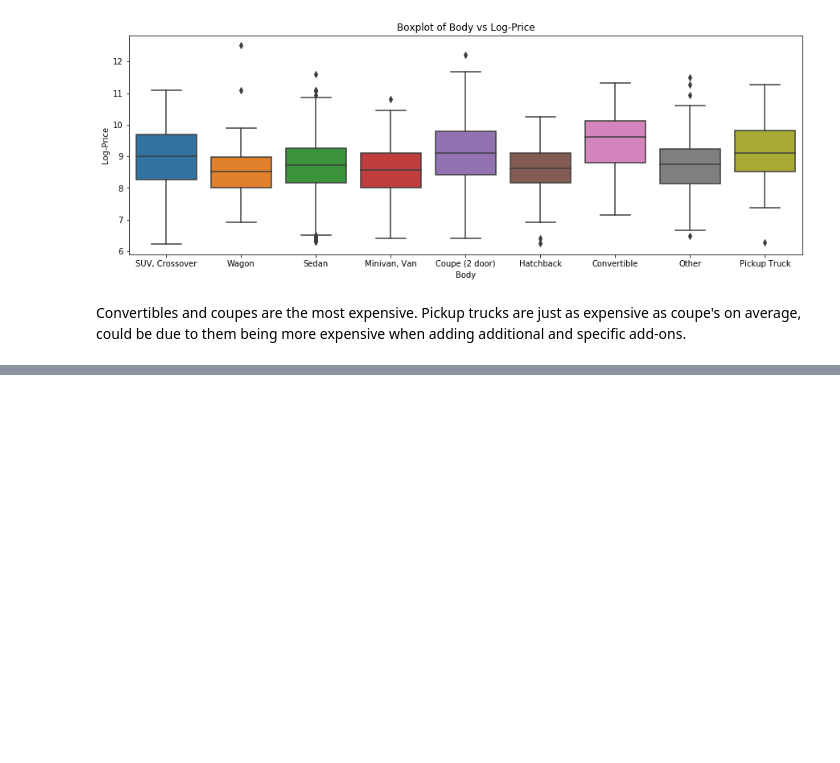
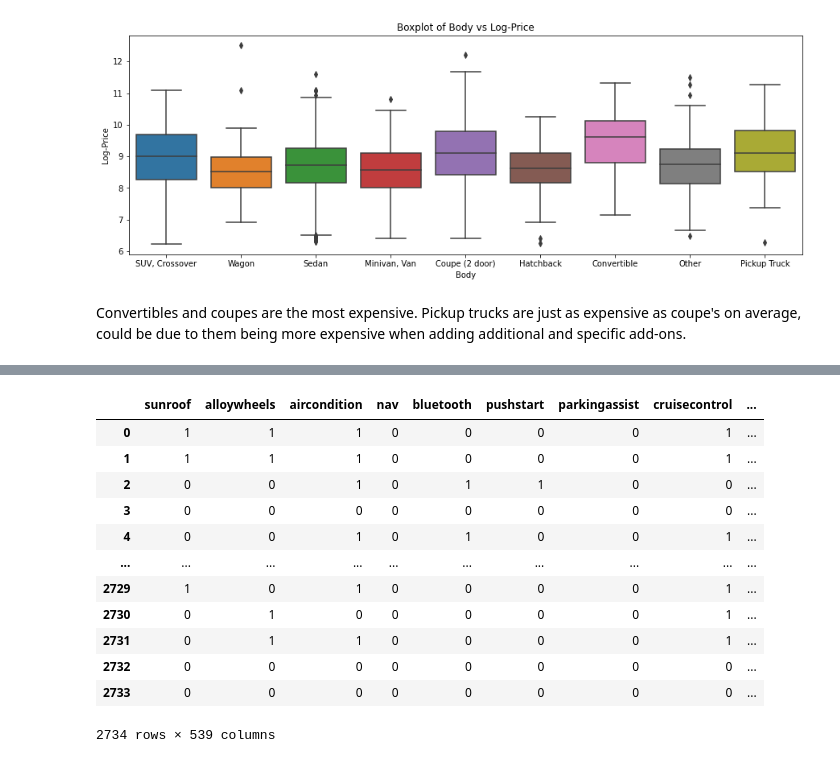
Before and after one commit to vatdaell/used-car-analysis, a Jupyter notebook: Analysis of Car Prices.ipynb, the cells around one changed output, grey strips where cells are left out. Cells and saved outputs as stored; diff of their text form; code cells hidden in the pictures; blank space fills up the shorter version.

```diff
--- a/Analysis of Car Prices.ipynb
+++ b/Analysis of Car Prices.ipynb
@@ -157,0 +307,4 @@ Convertibles and coupes are the most expensive. Pickup trucks are just as expens
+# %%
+df['log_price'] = np.log(df.price)
+# %%
+df = df.drop(columns=['description','classifications','title'])
@@ -157,0 +331,9 @@ Convertibles and coupes are the most expensive. Pickup trucks are just as expens
+# %%
+# Create dummies for categorical variables
+make_dummies = pd.get_dummies(df.make,prefix="make", drop_first=True)
+model_dummies = pd.get_dummies(df.model,prefix="model", drop_first=True)
+colour_dummies = pd.get_dummies(df.colour,prefix="colour", drop_first=True)
+body_dummies = pd.get_dummies(df.body,prefix="body", drop_first=True)
+transmission_dummies = pd.get_dummies(df.transmission,prefix="transmission", drop_first=True)
+fuel_dummies = pd.get_dummies(df.fuel,prefix="fuel", drop_first=True)
+df = pd.concat([df,make_dummies,model_dummies,colour_dummies, body_dummies, transmission_dummies, fuel_dummies], axis=1)
@@ -157,0 +343,16 @@ Convertibles and coupes are the most expensive. Pickup trucks are just as expens
+# %%
+df
+# %% [output]
+|  | sunroof | alloywheels | aircondition | nav | bluetooth | pushstart | parkingassist | cruisecontrol | ... |
+| 0 | 1 | 1 | 1 | 0 | 0 | 0 | 0 | 1 | ... |
+| 1 | 1 | 1 | 1 | 0 | 0 | 0 | 0 | 1 | ... |
+| 2 | 0 | 0 | 1 | 0 | 1 | 1 | 0 | 0 | ... |
+| 3 | 0 | 0 | 0 | 0 | 0 | 0 | 0 | 0 | ... |
+| 4 | 0 | 0 | 1 | 0 | 1 | 0 | 0 | 1 | ... |
+| ... | ... | ... | ... | ... | ... | ... | ... | ... | ... |
+| 2729 | 1 | 0 | 1 | 0 | 0 | 0 | 0 | 1 | ... |
+| 2730 | 0 | 1 | 0 | 0 | 0 | 0 | 0 | 1 | ... |
+| 2731 | 0 | 1 | 1 | 0 | 0 | 0 | 0 | 1 | ... |
+| 2732 | 0 | 0 | 0 | 0 | 0 | 0 | 0 | 0 | ... |
+| 2733 | 0 | 0 | 0 | 0 | 0 | 0 | 0 | 0 | ... |
+2734 rows × 539 columns
```
Also changed, not shown: parts of 38 cells of this notebook.
